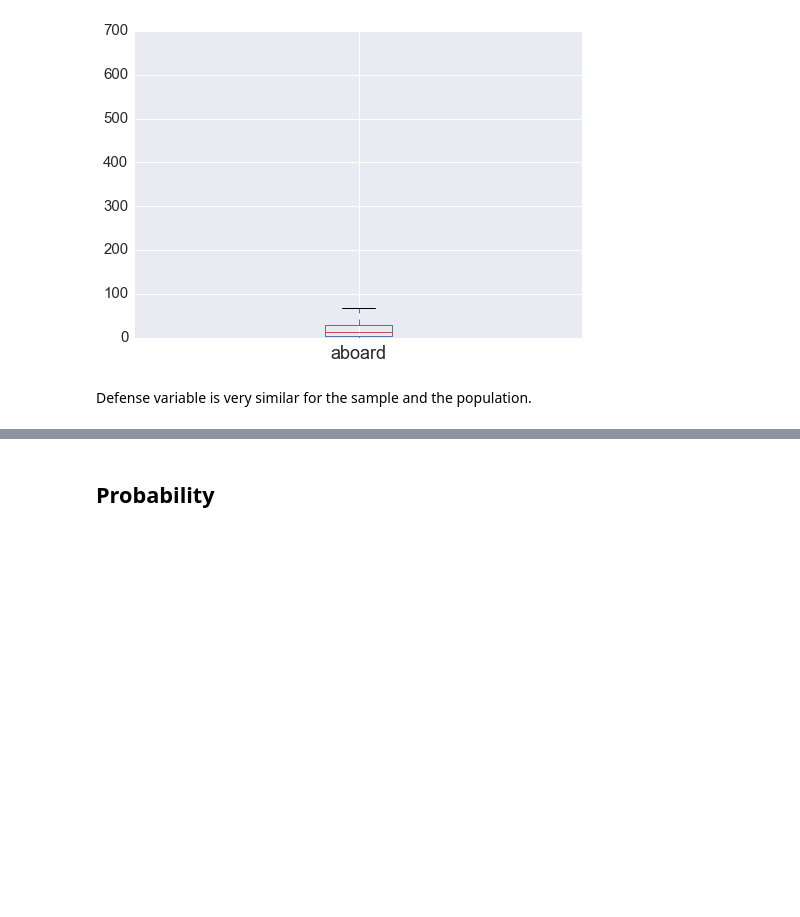
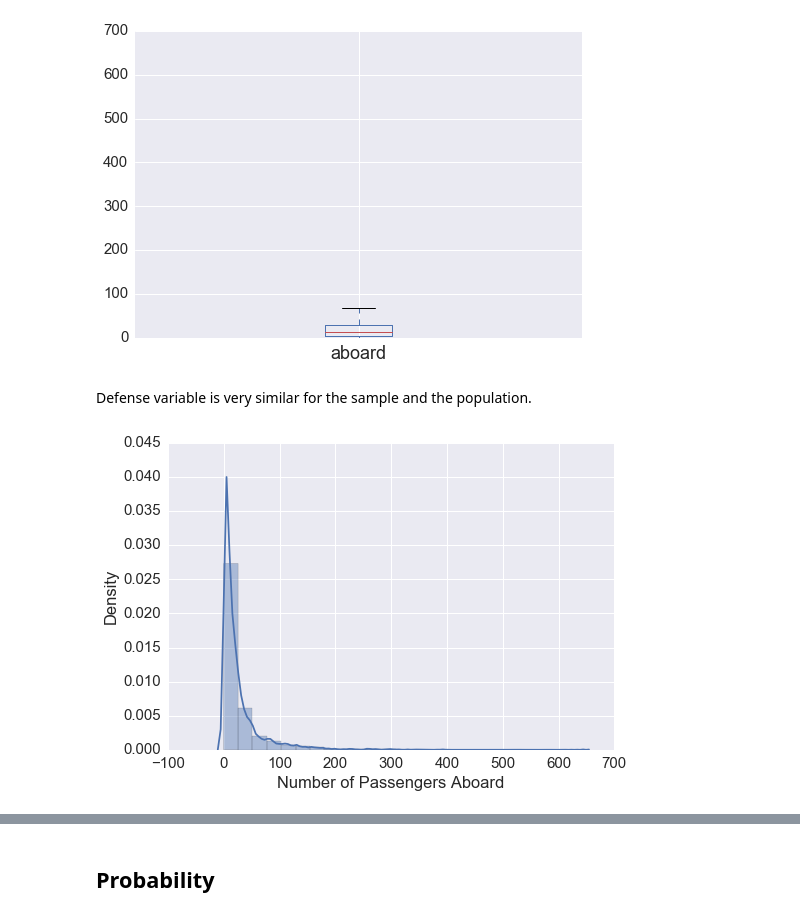
Before and after one commit to carlespoles/DSCI6002-student, a Jupyter notebook: week5/5-1_Review/DSCI6002-Midterm-Part2-CarlesPolesMielgo.ipynb, the cells around one changed output, grey strips where cells are left out. Drawn from its saved outputs; the diff is of its cells as text; code cells hidden in the pictures; blank space fills up the shorter version.

```diff
--- a/week5/5-1_Review/DSCI6002-Midterm-Part2-CarlesPolesMielgo.ipynb
+++ b/week5/5-1_Review/DSCI6002-Midterm-Part2-CarlesPolesMielgo.ipynb
@@ -655,3 +649,8 @@ The default value for 'return_type' will change to 'axes' in a future release.
 [figure]
 # %% [markdown]
 Defense variable is very similar for the sample and the population.
+# %%
+hist_chart_aboard = sns.distplot(df['aboard'], bins=25)
+hist_chart_aboard.set(xlabel="Number of Passengers Aboard", ylabel="Density");
+# %% [output]
+[figure, added]
```
Also changed, not shown: parts of 25 cells of this notebook.
